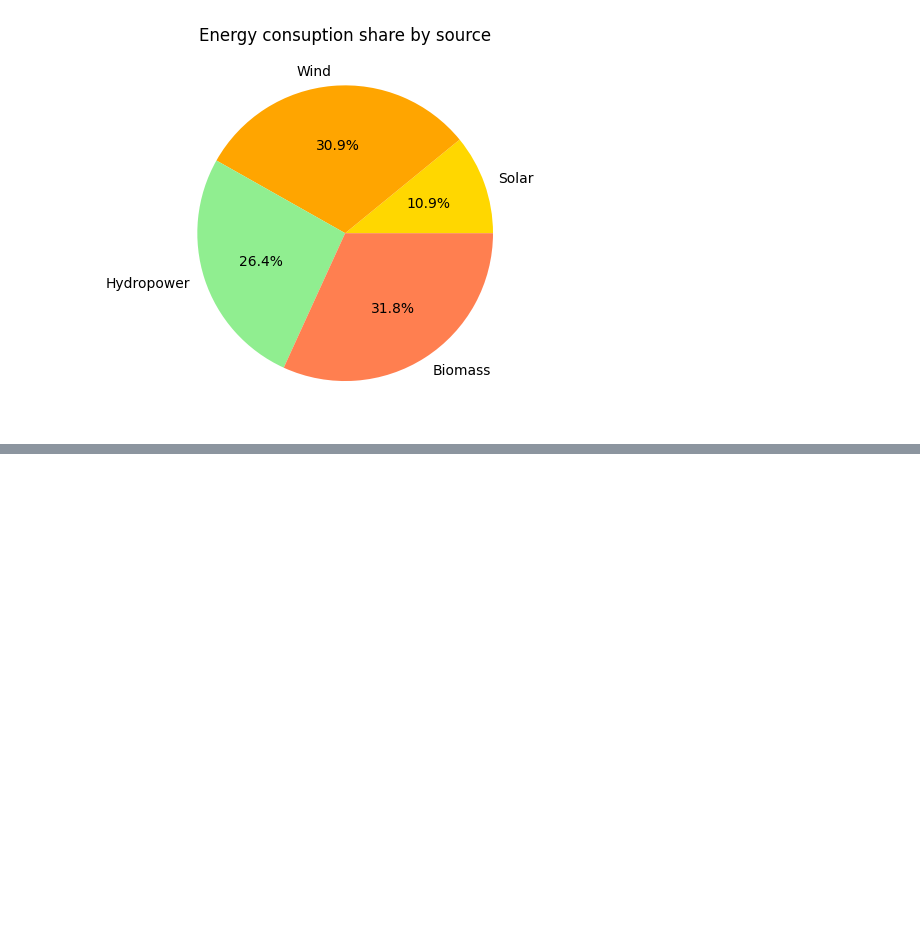
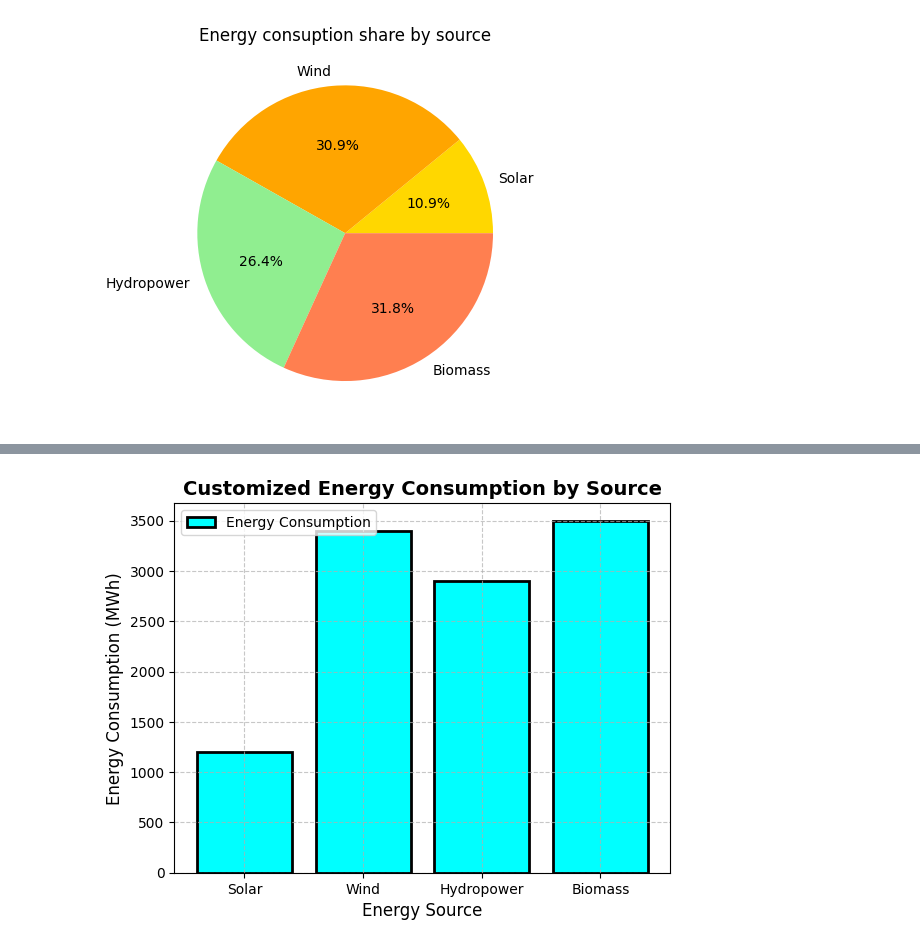
Before and after one commit to Vaibhavbhor404/workshops, a Jupyter notebook: matplotlib.ipynb, the cells around one changed output, grey strips where cells are left out. Drawn from its saved outputs; the diff is of its cells as text; code cells hidden in the pictures; blank space fills up the shorter version.

```diff
--- a/matplotlib.ipynb
+++ b/matplotlib.ipynb
@@ -42,0 +55,15 @@ plt.show()
+# %%
+# Create a customized bar chart
+plt.bar(energy_sources, energy_values, color='cyan', edgecolor='black', linewidth=2)
+
+# Add titles and labels
+plt.title('Customized Energy Consumption by Source', fontsize=14, fontweight='bold')
+plt.xlabel('Energy Source', fontsize=12)
+plt.ylabel('Energy Consumption (MWh)', fontsize=12)
+
+# Adding grid and customizing style
+plt.grid(True, linestyle='--', alpha=0.7)
+plt.legend(['Energy Consumption'], loc='upper left')
+plt.show()
+# %% [output]
+[figure, added]
```
Also changed, not shown: parts of 2 cells of this notebook.
